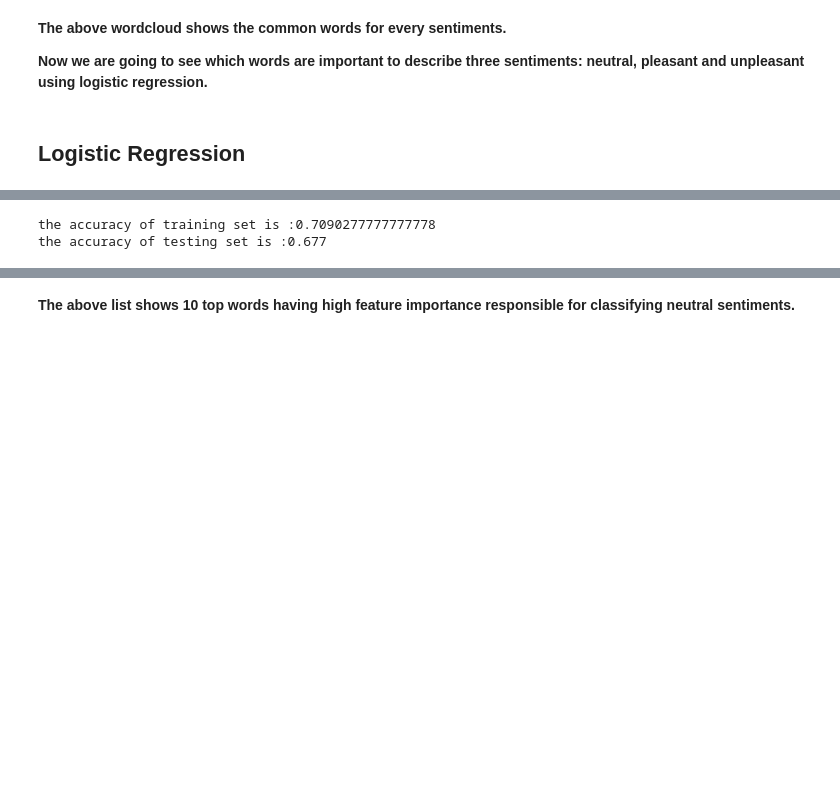
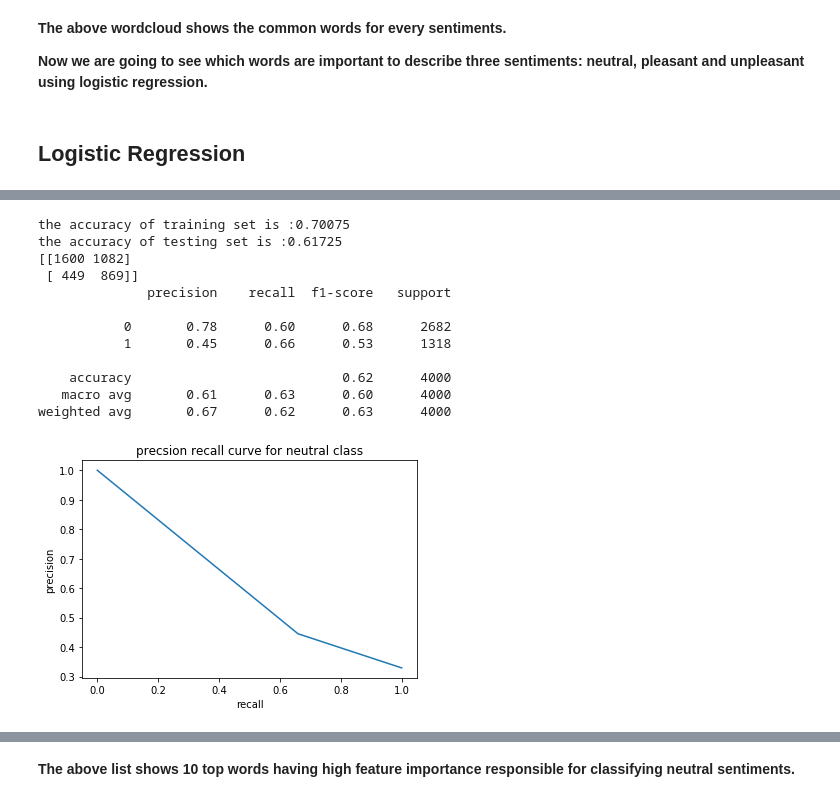
Before and after one commit to bmcclannahan/NLP-Sentiment, a Jupyter notebook: notebooks/sentiment_prediction/SentimentAnalysisForTwitterDataset.ipynb, the cells around one changed output, grey strips where cells are left out. Saved outputs shown, nothing was run; the diff lists cells and outputs as text; code cells hidden in the pictures; blank space fills up the shorter version.

```diff
--- a/notebooks/sentiment_prediction/SentimentAnalysisForTwitterDataset.ipynb
+++ b/notebooks/sentiment_prediction/SentimentAnalysisForTwitterDataset.ipynb
@@ -159,14 +171,35 @@ def wordCloudFromFrequency(dictionary):
     return WordCloud(stopwords=stpwords, background_color="white",width=800,height=800).\
                                                 generate_from_frequencies(dictionary)
 # %%
-trainPredict1LR = modelNeutral.predict(X_train1)
+loadedModel = load('../models/neutralClassifier_twitter.joblib')
+trainPredict1LR = loadedModel.predict(X_train1)
 accuracyLR1train = accuracy_score(y_train1, trainPredict1LR)
 print("the accuracy of training set is :{}".format(accuracyLR1train))
 
-testPredict1LR = modelNeutral.predict(X_test1)
+testPredict1LR = loadedModel.predict(X_test1)
 accuracyLR1test = accuracy_score(y_test1, testPredict1LR)
 print("the accuracy of testing set is :{}".format(accuracyLR1test))
+
+print(confusion_matrix(y_test1,testPredict1LR))
+print(classification_report(y_test1,testPredict1LR))
+precision, recall, threshold = precision_recall_curve(y_test1,testPredict1LR)
+plt.plot(recall, precision)
+plt.xlabel('recall')
+plt.ylabel('precision')
+plt.title('precsion recall curve for neutral class')
+plt.show()
 # %% [output]
-the accuracy of training set is :0.7090277777777778
-the accuracy of testing set is :0.677
+the accuracy of training set is :0.70075
+the accuracy of testing set is :0.61725
+[[1600 1082]
+ [ 449  869]]
+              precision    recall  f1-score   support
+
+           0       0.78      0.60      0.68      2682
+           1       0.45      0.66      0.53      1318
+
+    accuracy                           0.62      4000
+   macro avg       0.61      0.63      0.60      4000
+weighted avg       0.67      0.62      0.63      4000
+[figure, added]
 # %%
```
Also changed, not shown: parts of 22 cells of this notebook, 3 other files.
